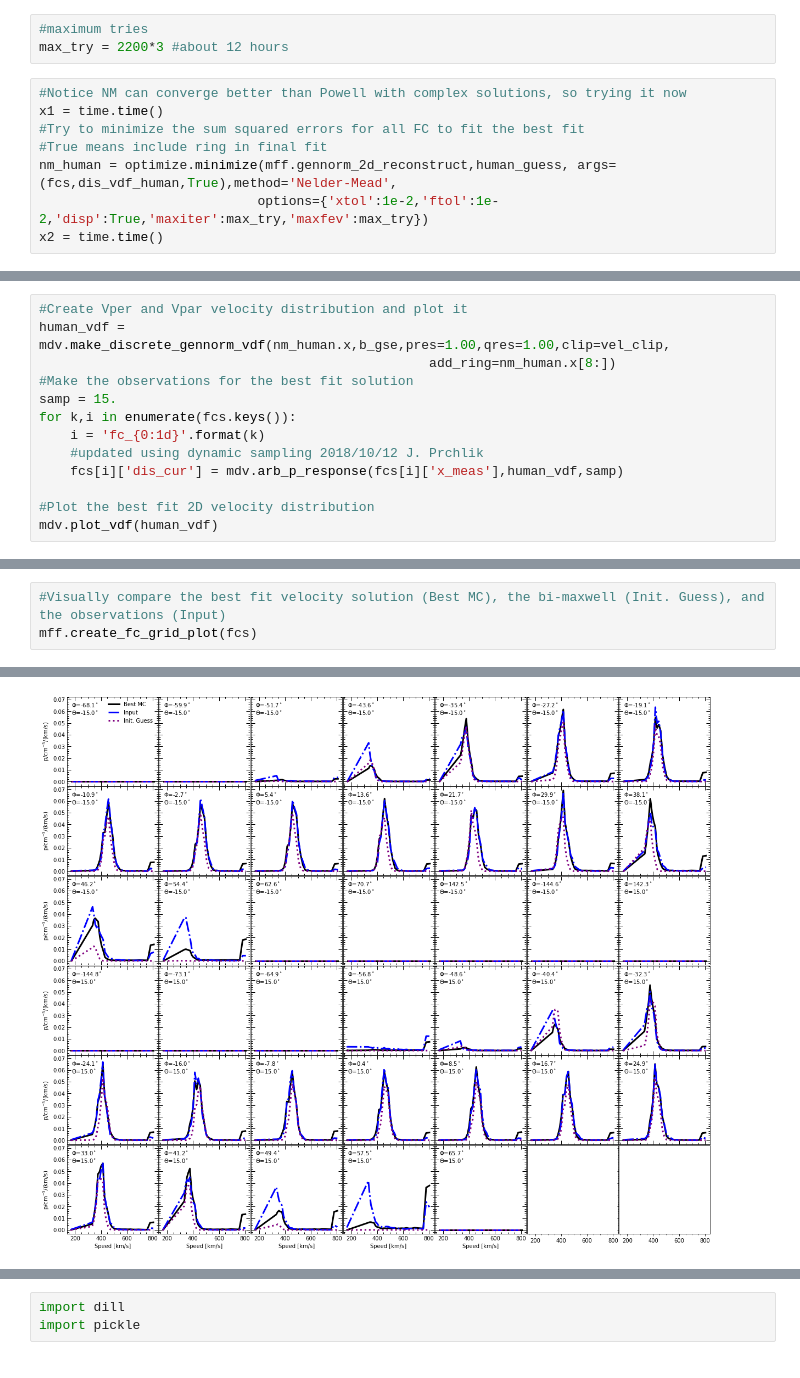
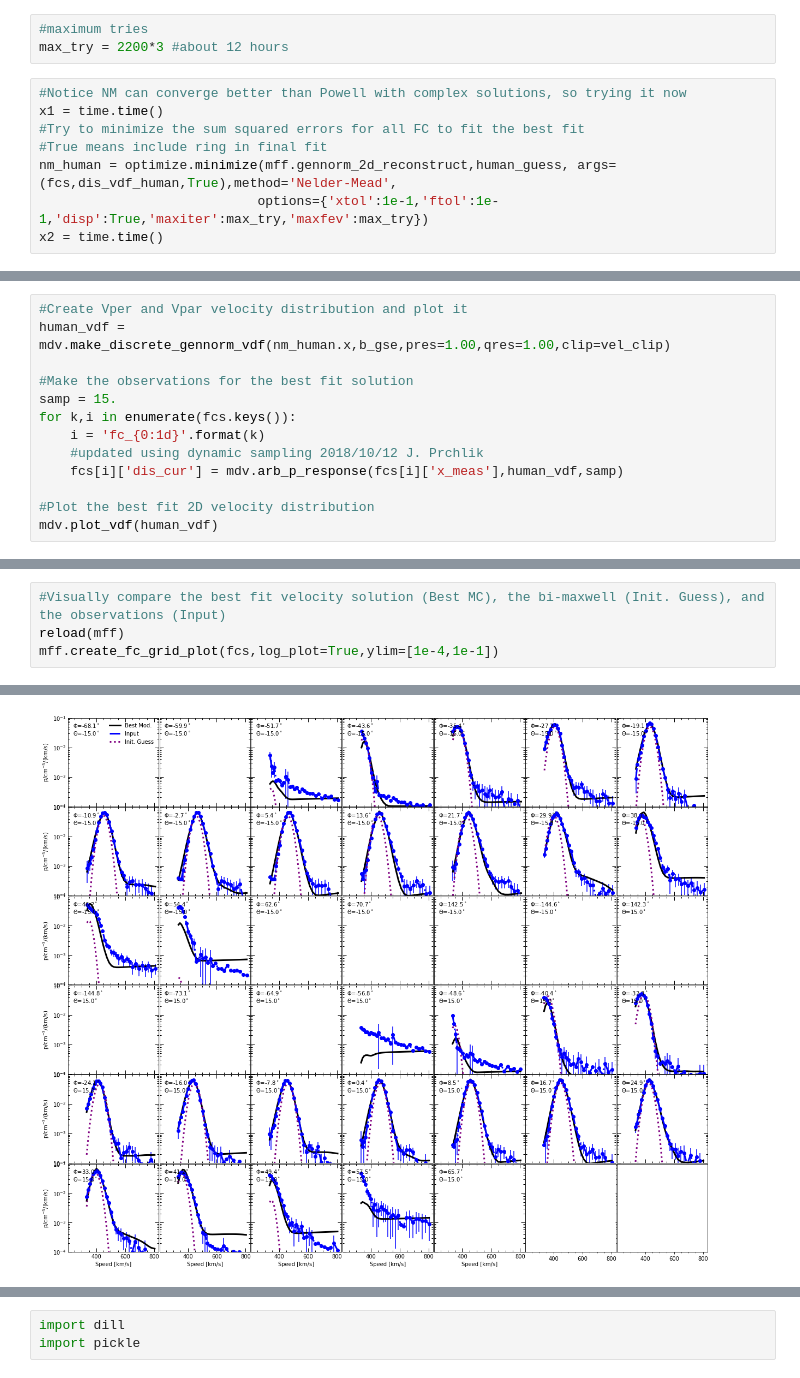
Before and after one commit to jprchlik/faraday_cup_int, a Jupyter notebook: wind_eff_area/simplified_wind_spectral_fit.ipynb, the cells around one changed output, grey strips where cells are left out. Drawn from its saved outputs; the diff is of its cells as text.

```diff
--- a/wind_eff_area/simplified_wind_spectral_fit.ipynb
+++ b/wind_eff_area/simplified_wind_spectral_fit.ipynb
@@ -111,7 +110,7 @@ x1 = time.time()
 #Try to minimize the sum squared errors for all FC to fit the best fit
 #True means include ring in final fit
 nm_human = optimize.minimize(mff.gennorm_2d_reconstruct,human_guess, args=(fcs,dis_vdf_human,True),method='Nelder-Mead',
-                            options={'xtol':1e-2,'ftol':1e-2,'disp':True,'maxiter':max_try,'maxfev':max_try})
+                            options={'xtol':1e-1,'ftol':1e-1,'disp':True,'maxiter':max_try,'maxfev':max_try})
 x2 = time.time()
 # %% [output]
 Optimization terminated successfully.
@@ -121,7 +140,7 @@ Optimization terminated successfully.
 # %%
 #Create Vper and Vpar velocity distribution and plot it
-human_vdf =  mdv.make_discrete_gennorm_vdf(nm_human.x,b_gse,pres=1.00,qres=1.00,clip=vel_clip,
-                                                  add_ring=nm_human.x[8:])
+human_vdf =  mdv.make_discrete_gennorm_vdf(nm_human.x,b_gse,pres=1.00,qres=1.00,clip=vel_clip)
+
 #Make the observations for the best fit solution
 samp = 15.
 for k,i in enumerate(fcs.keys()):
@@ -138,25 +157,26 @@ mdv.plot_vdf(human_vdf)
 # %%
 #Visually compare the best fit velocity solution (Best MC), the bi-maxwell (Init. Guess), and the observations (Input)
-mff.create_fc_grid_plot(fcs)
+reload(mff)
+mff.create_fc_grid_plot(fcs,log_plot=True,ylim=[1e-4,1e-1])
 # %% [output]
 (<matplotlib.figure.Figure at 0x...>,
  array([[<matplotlib.axes._subplots.AxesSubplot object at 0x...>,
          <matplotlib.axes._subplots.AxesSubplot object at 0x...>,
          <matplotlib.axes._subplots.AxesSubplot object at 0x...>,
          <matplotlib.axes._subplots.AxesSubplot object at 0x...>,
          <matplotlib.axes._subplots.AxesSubplot object at 0x...>,
          <matplotlib.axes._subplots.AxesSubplot object at 0x...>,
          <matplotlib.axes._subplots.AxesSubplot object at 0x...>],
         [<matplotlib.axes._subplots.AxesSubplot object at 0x...>,
          <matplotlib.axes._subplots.AxesSubplot object at 0x...>,
          <matplotlib.axes._subplots.AxesSubplot object at 0x...>,
          <matplotlib.axes._subplots.AxesSubplot object at 0x...>,
 ... (27 lines left out)
          <matplotlib.axes._subplots.AxesSubplot object at 0x...>,
          <matplotlib.axes._subplots.AxesSubplot object at 0x...>,
          <matplotlib.axes._subplots.AxesSubplot object at 0x...>,
          <matplotlib.axes._subplots.AxesSubplot object at 0x...>]], dtype=object))
-[figure, old version]
+[figure, new version]
 # %%
 #Total run time until convergence
 print('Total Run Time {0:7.1f} min'.format((x2-x1)/60.))
```
Also changed, not shown: parts of 35 cells of this notebook.
